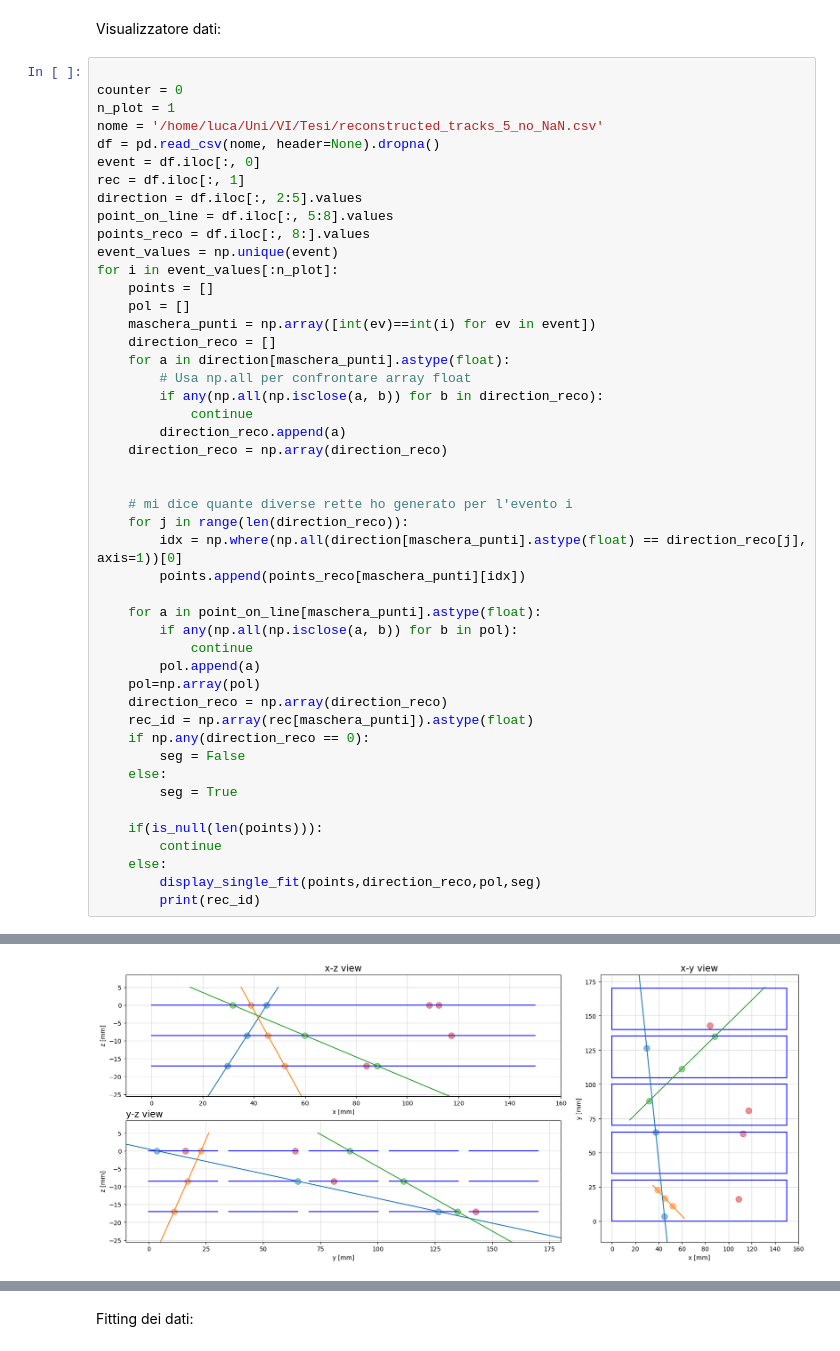
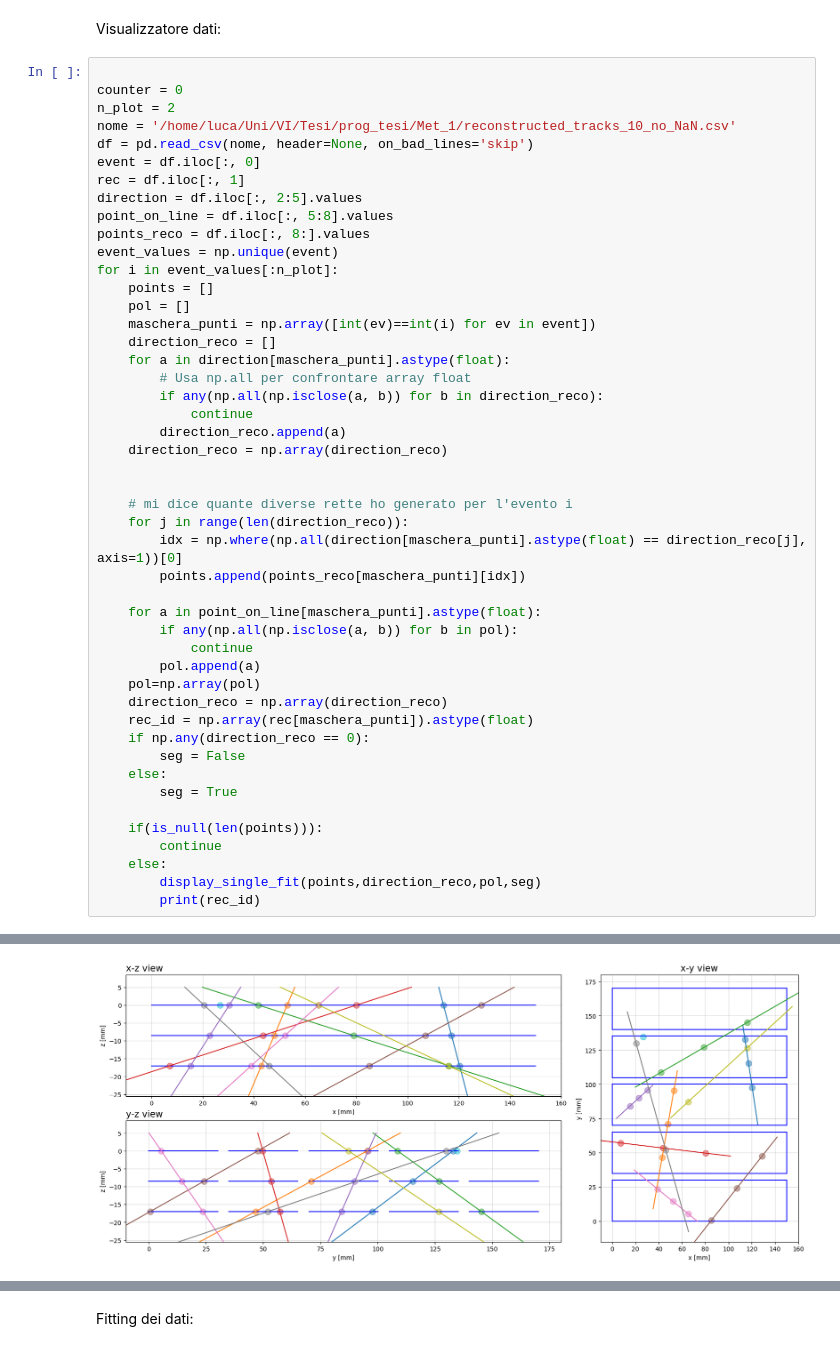
Before and after one commit to lucasulinux/prog_tesi, a Jupyter notebook: prog_Di_Turi.ipynb, the cells around one changed output, grey strips where cells are left out. Drawn from its saved outputs; the diff is of its cells as text.

```diff
--- a/prog_Di_Turi.ipynb
+++ b/prog_Di_Turi.ipynb
@@ -71,9 +71,9 @@ Visualizzatore dati:
 # %%
 
 counter = 0
-n_plot = 1
-nome = '/home/luca/Uni/VI/Tesi/reconstructed_tracks_5_no_NaN.csv'
-df = pd.read_csv(nome, header=None).dropna()
+n_plot = 2
+nome = '/home/luca/Uni/VI/Tesi/prog_tesi/Met_1/reconstructed_tracks_10_no_NaN.csv'
+df = pd.read_csv(nome, header=None, on_bad_lines='skip')
 event = df.iloc[:, 0]
 rec = df.iloc[:, 1]
 direction = df.iloc[:, 2:5].values
@@ -120 +123 @@ for i in event_values[:n_plot]:
-[figure, old version]
+[figure, new version]
```
Also changed, not shown: parts of 2 cells of this notebook, 9 other files.
